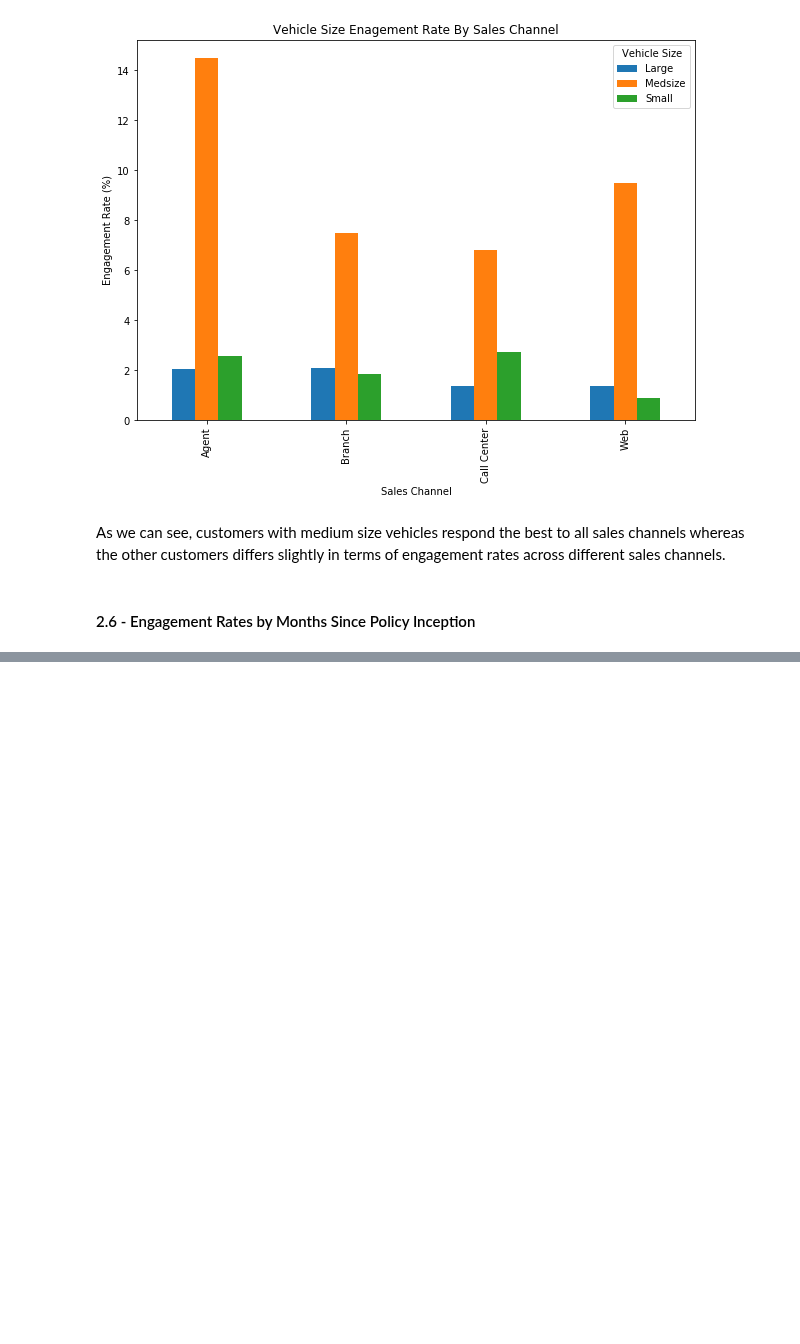
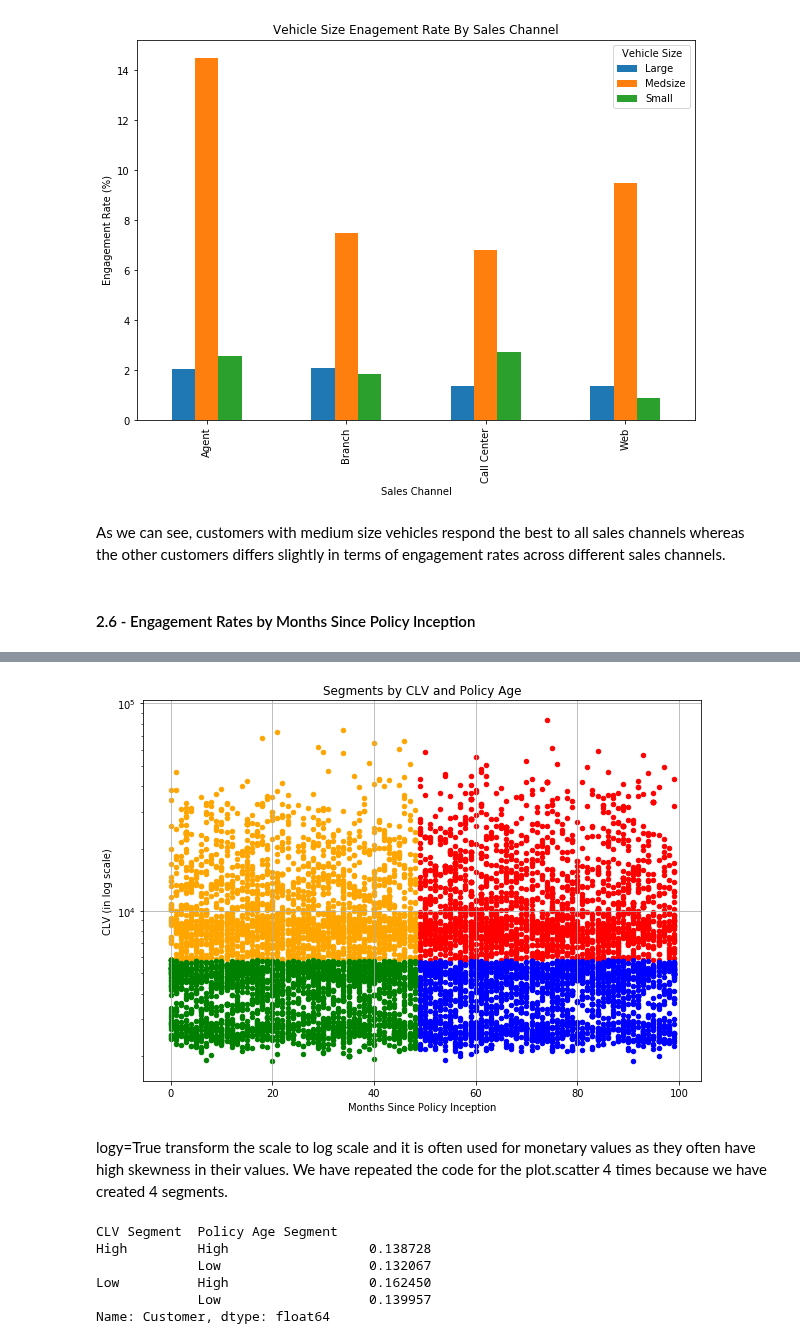
Before and after one commit to MohammadBakir/Customer-Analysis, a Jupyter notebook: CustomerAnalytics_Customer Behavior.ipynb, the cells around one changed output, grey strips where cells are left out. Cells and saved outputs as stored; diff of their text form; code cells hidden in the pictures; blank space fills up the shorter version.

```diff
--- a/CustomerAnalytics_Customer Behavior.ipynb
+++ b/CustomerAnalytics_Customer Behavior.ipynb
@@ -304,0 +318,3 @@ Name: Response, Length: 100, dtype: float64
+# %%
+df['CLV Segment'] = df['Customer Lifetime Value'].apply(
+lambda x: 'High' if x > df['Customer Lifetime Value'].median() else 'Low')
@@ -304,0 +334,3 @@ Name: Response, Length: 100, dtype: float64
+# %%
+df['Policy Age Segment'] = df['Months Since Policy Inception'].apply(
+lambda x: 'High' if x > df['Months Since Policy Inception'].median() else 'Low')
@@ -304,0 +347,62 @@ Name: Response, Length: 100, dtype: float64
+# %%
+# Visualize these segments
+ax = df.loc[
+(df['CLV Segment'] == 'High') & (df['Policy Age Segment'] == 'High')
+].plot.scatter(
+x='Months Since Policy Inception',
+y='Customer Lifetime Value',
+logy=True,
+color='red'
+)
+df.loc[
+(df['CLV Segment'] == 'Low') & (df['Policy Age Segment'] == 'High')
+].plot.scatter(
+ax=ax,
+x='Months Since Policy Inception',
+y='Customer Lifetime Value',
+logy=True,
+color='blue'
+)
+df.loc[
+(df['CLV Segment'] == 'High') & (df['Policy Age Segment'] == 'Low')
+].plot.scatter(
+ax=ax,
+x='Months Since Policy Inception',
+y='Customer Lifetime Value',
+logy=True,
+color='orange'
+)
+df.loc[
+(df['CLV Segment'] == 'Low') & (df['Policy Age Segment'] == 'Low')
+].plot.scatter(
+ax=ax,
+x='Months Since Policy Inception',
+y='Customer Lifetime Value',
+logy=True,
+color='green',
+grid=True,
+figsize=(10, 7)
+)
+ax.set_ylabel('CLV (in log scale)')
+ax.set_xlabel('Months Since Policy Inception')
+ax.set_title('Segments by CLV and Policy Age')
+plt.show()
+# %% [output]
+[figure, added]
+# %% [markdown]
+logy=True transform the scale to log scale and it is often used for monetary values as they often have high skewness in their values. We have repeated the code for the plot.scatter 4 times because we have created 4 segments.
+# %%
+# See whether there is any noticeable difference in the engagement rates among these four engagement_rates_by_segment_df = df.loc[
+engagement_rates_by_segment_df = df.loc[df['Response'] == 'Yes'
+                                       ].groupby(['CLV Segment', 'Policy Age Segment'
+                                                 ]). count()['Customer'] / df.groupby(['CLV Segment', 'Policy Age Segment'
+                                                                                      ]).count()['Customer']
+
+engagement_rates_by_segment_df
+# %% [output]
+CLV Segment  Policy Age Segment
+High         High                  0.138728
+             Low                   0.132067
+Low          High                  0.162450
+             Low                   0.139957
+Name: Customer, dtype: float64
```
Also changed, not shown: parts of 8 cells of this notebook.
